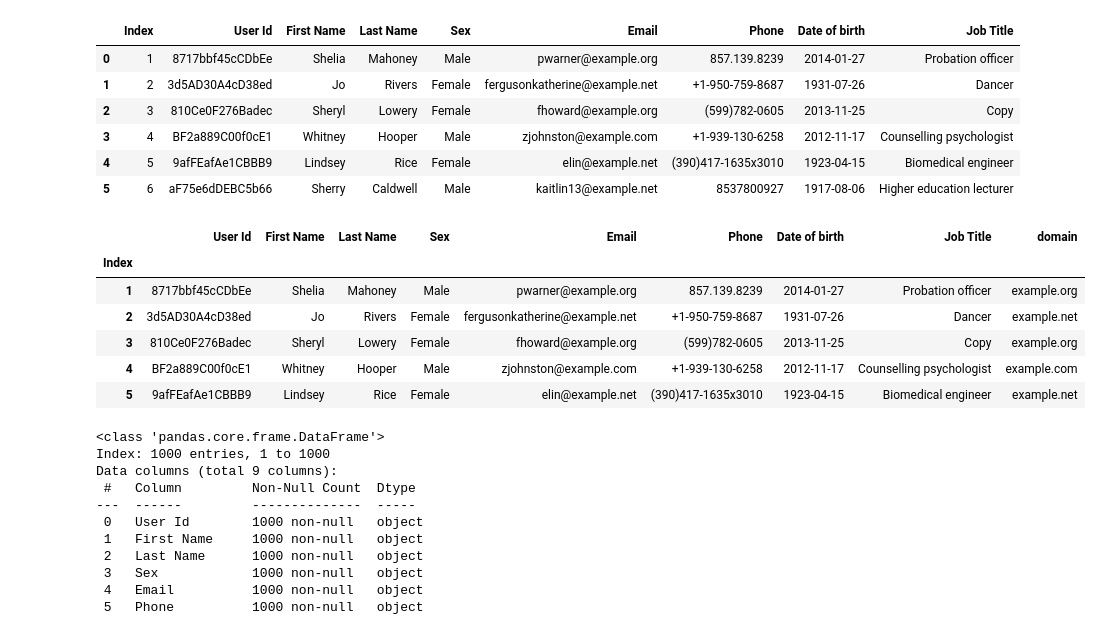
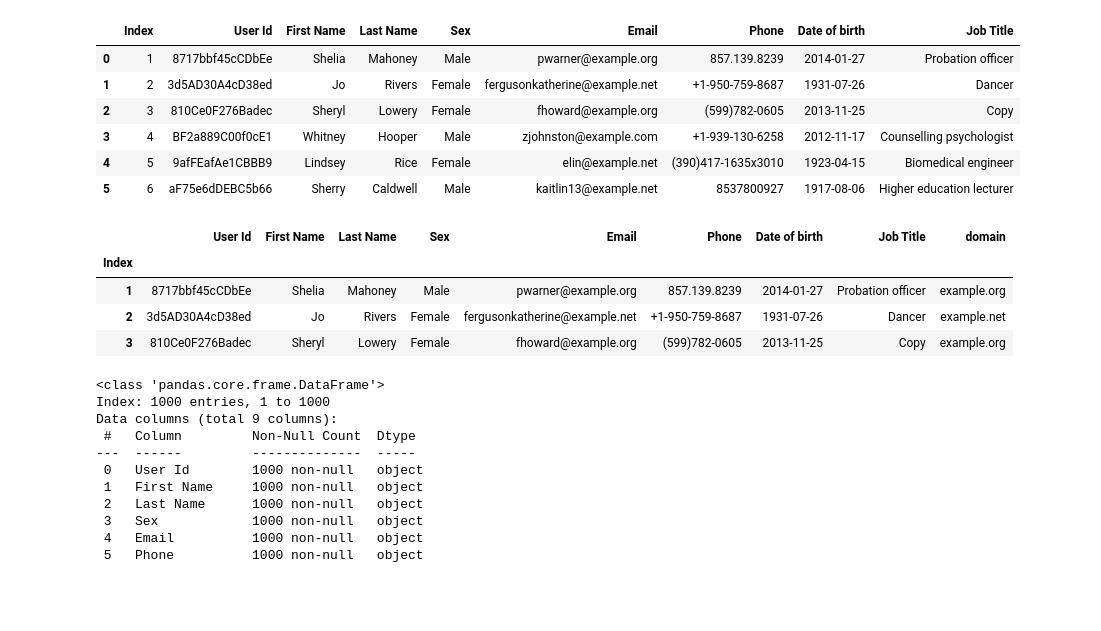
Before and after one commit to Gtalen/PFDA, a Jupyter notebook: pfda_assignment/assignment_3_pie.ipynb, the cells around one changed output. Drawn from its saved outputs; the diff is of its cells as text; code cells hidden in the pictures; blank space fills up the shorter version.

```diff
--- a/pfda_assignment/assignment03_pie.ipynb
+++ b/pfda_assignment/assignment_3_pie.ipynb
@@ -45,17 +44,14 @@ people.set_index('Index', inplace=True)
 # %%
 # Split email into domain using the string split function and accessor
 # Create a domain only column
 people['domain'] = people['Email'].str.split('@').str[1]
-
-people.head()
+people.head(3)
 # %% [output]
 |  | User Id | First Name | Last Name | Sex | Email | Phone | Date of birth | Job Title | domain |
 | Index |  |  |  |  |  |  |  |  |  |
 | 1 | 8717bbf45cCDbEe | Shelia | Mahoney | Male | pwarner@example.org | 857.139.8239 | 2014-01-27 | Probation officer | example.org |
 | 2 | 3d5AD30A4cD38ed | Jo | Rivers | Female | fergusonkatherine@example.net | +1-950-759-8687 | 1931-07-26 | Dancer | example.net |
 | 3 | 810Ce0F276Badec | Sheryl | Lowery | Female | fhoward@example.org | (599)782-0605 | 2013-11-25 | Copy | example.org |
-| 4 | BF2a889C00f0cE1 | Whitney | Hooper | Male | zjohnston@example.com | +1-939-130-6258 | 2012-11-17 | Counselling psychologist | example.com |
-| 5 | 9afFEafAe1CBBB9 | Lindsey | Rice | Female | elin@example.net | (390)417-1635x3010 | 1923-04-15 | Biomedical engineer | example.net |
 # %%
 # Display dataframe information
 people.info()
```
Also changed, not shown: parts of 3 cells of this notebook, 6 other files.
